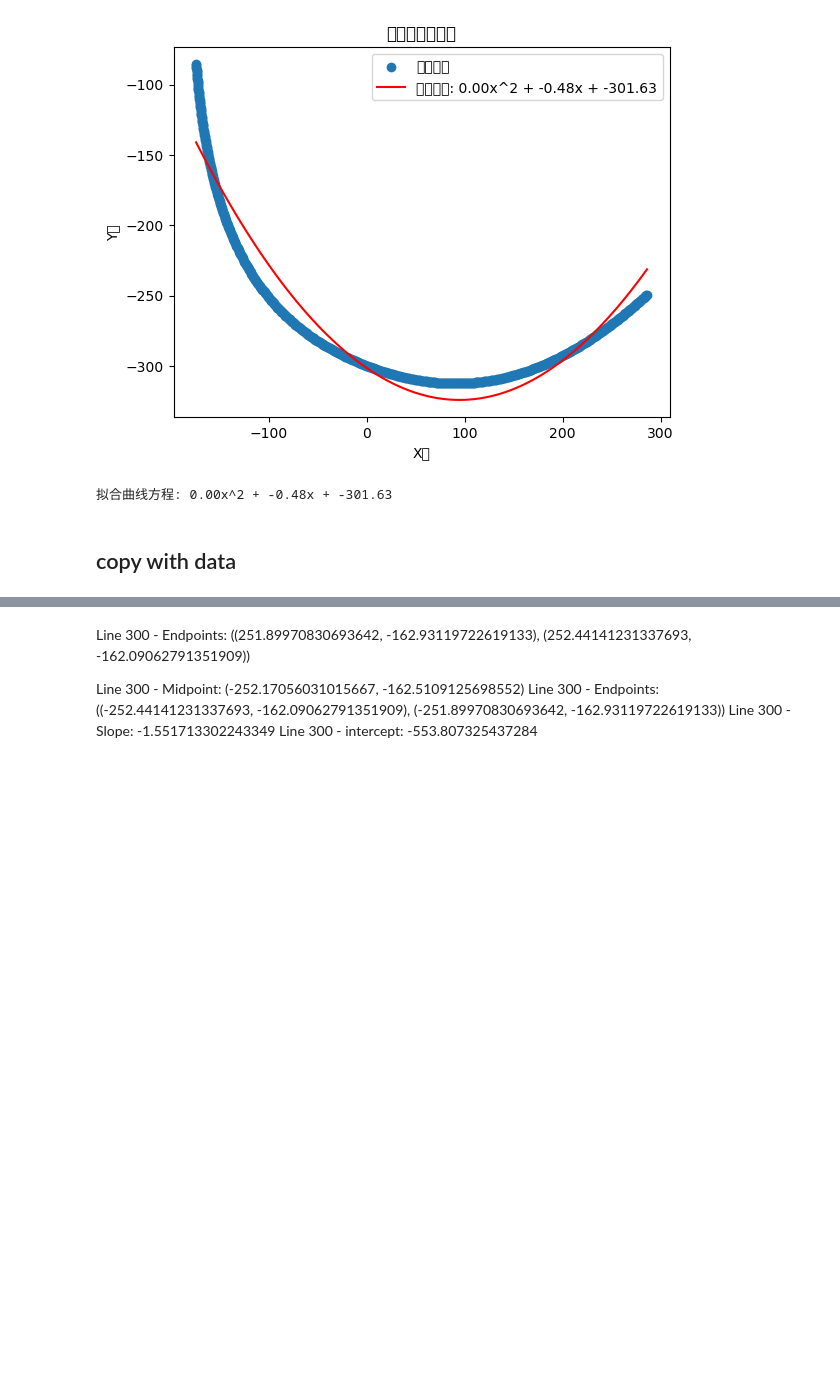
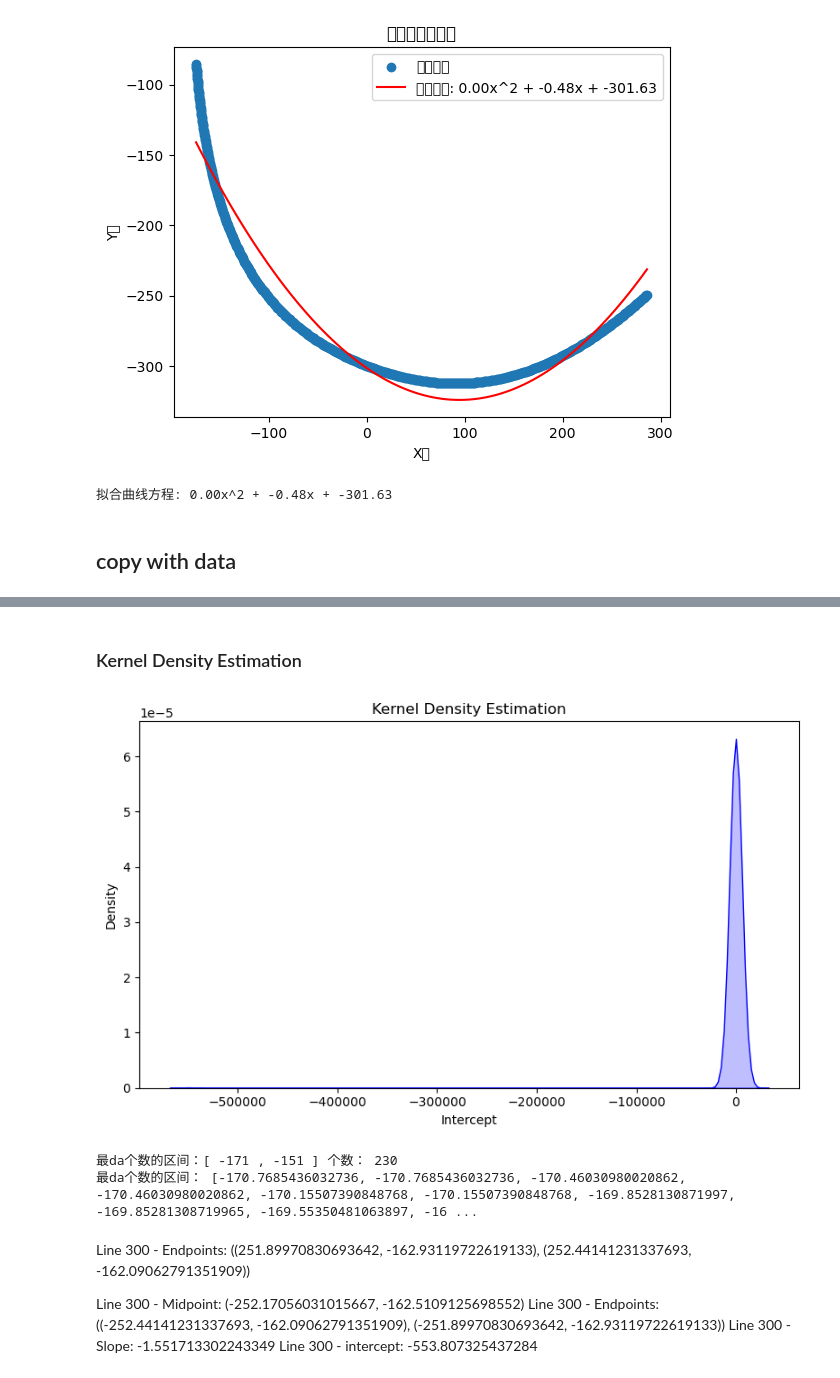
Before and after one commit to xiuxiua8/MCM_ProblemA, a Jupyter notebook: draw.ipynb, the cells around one changed output, grey strips where cells are left out. Cells and saved outputs as stored; diff of their text form; code cells hidden in the pictures; blank space fills up the shorter version.

```diff
--- a/draw.ipynb
+++ b/draw.ipynb
@@ -803,3 +842,25 @@ plt.show()
+# %% [markdown]
+### Kernel Density Estimation
+# %%
+import numpy as np
+import seaborn as sns
+import matplotlib.pyplot as plt
+
+# 创建示例数据
+data = intercept_array
+
+# 绘制核密度估计图
+plt.figure(figsize=(8, 5))
+sns.kdeplot(data, color='blue', fill=True, common_norm=False)
+plt.title('Kernel Density Estimation')
+plt.xlabel('Intercept')
+plt.ylabel('Density')
+# 调整布局使其自适应
+plt.tight_layout()
+
+plt.show()
+# %% [output]
+[figure, added]
 # %%
 def find_minimal_interval(arr):
     arr.sort()  # 先对数组进行排序
@@ -826,10 +887,13 @@ def find_minimal_interval(arr):
     print("最da个数的区间：[", position, ",", position + 20, "] 个数：", max_count)
     return optimal_interval
 
-# # 示例用法
-# my_array = intercept_array
-# result = find_minimal_interval(my_array)
-# print("最da个数的区间：", result)
+# 示例用法
+my_array = intercept_array
+result = find_minimal_interval(my_array)
+print("最da个数的区间：", result)
+# %% [output]
+最da个数的区间：[ -171 , -151 ] 个数： 230
+最da个数的区间： [-170.7685436032736, -170.7685436032736, -170.46030980020862, -170.46030980020862, -170.15507390848768, -170.15507390848768, -169.8528130871997, -169.85281308719965, -169.55350481063897, -16 ...
 # %% [markdown]
 Line 300 - Endpoints: ((251.89970830693642, -162.93119722619133), (252.44141231337693, -162.09062791351909))
 
```
Also changed, not shown: parts of 15 cells of this notebook, 3 other files.
